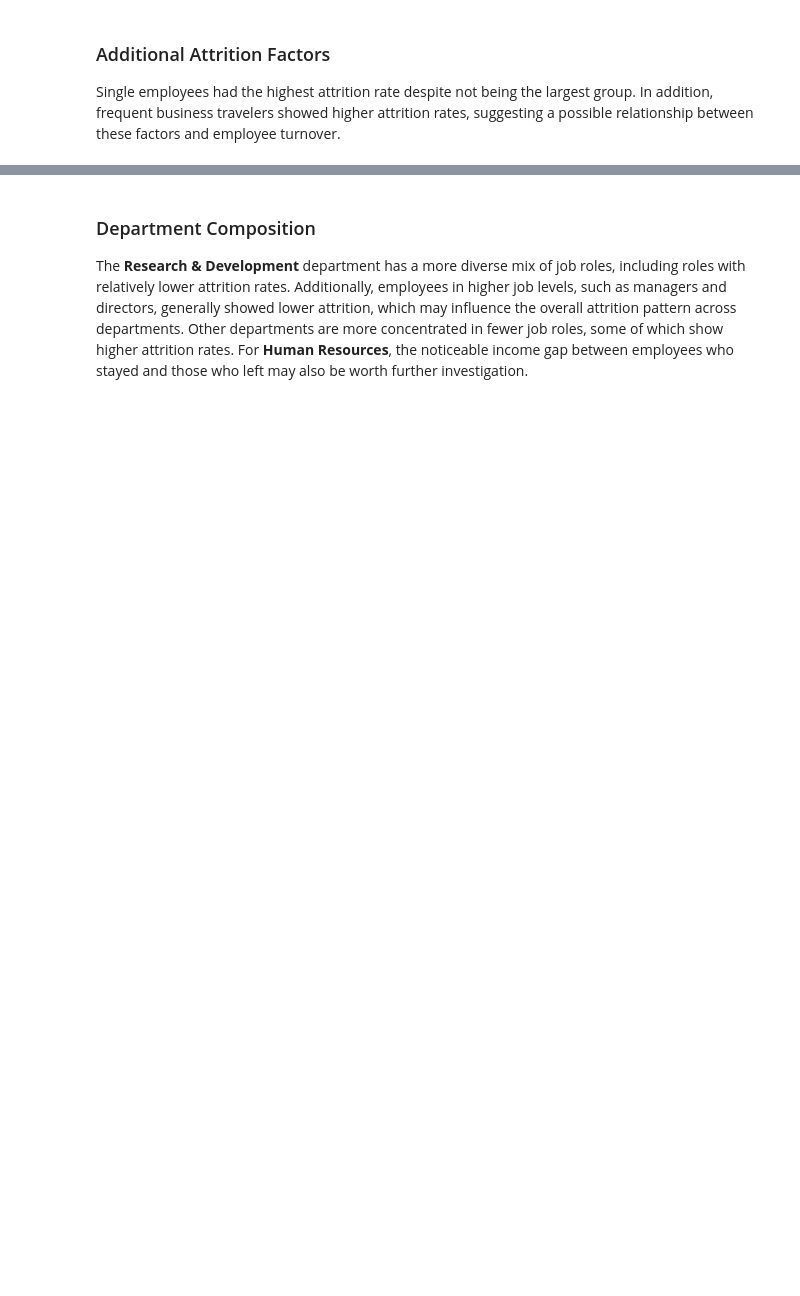
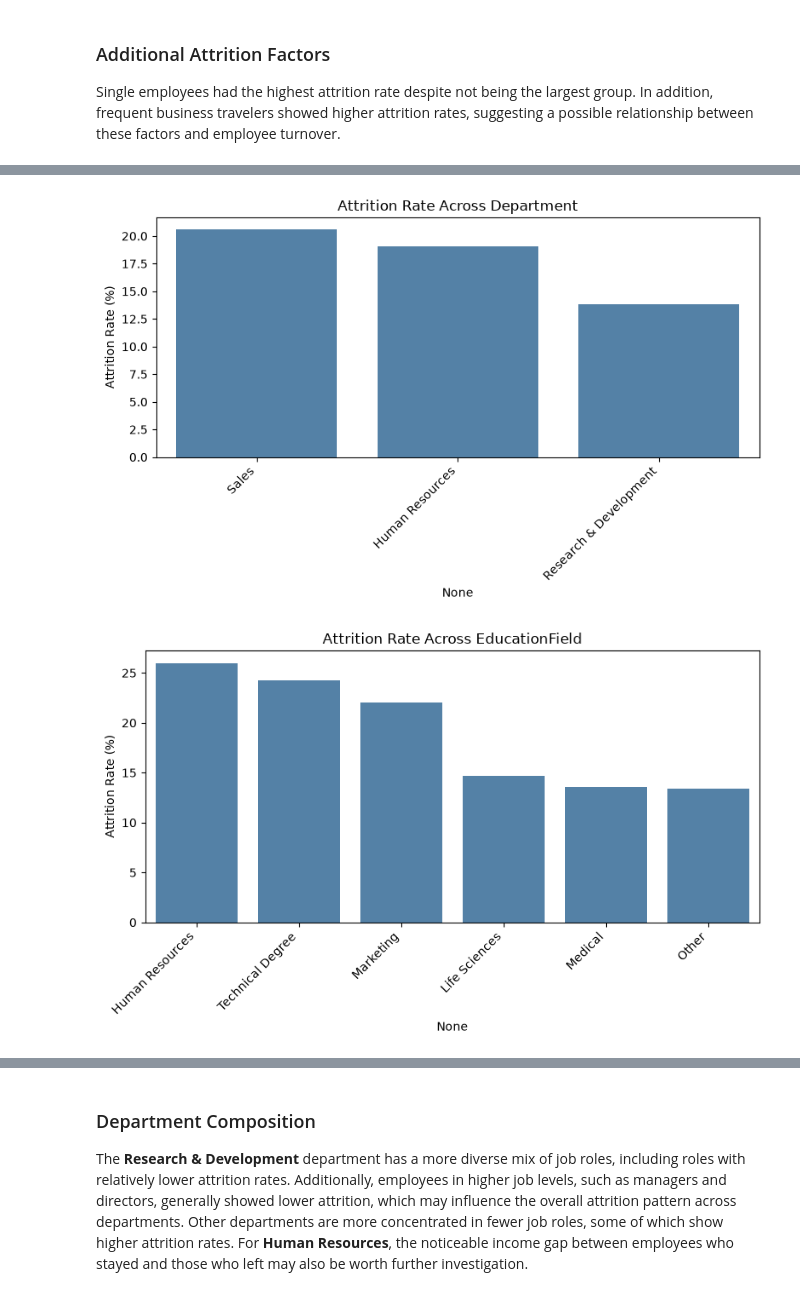
Before and after one commit to areenaAlmeshaly/Employee-Attrition-Prediction, a Jupyter notebook: Employee Attrition Prediction.ipynb, the cells around one changed output, grey strips where cells are left out. Drawn from its saved outputs; the diff is of its cells as text; code cells hidden in the pictures; blank space fills up the shorter version.

```diff
--- a/Employee Attrition Prediction.ipynb
+++ b/Employee Attrition Prediction.ipynb
@@ -221,27 +309,3 @@ plt.show()
 ### Additional Attrition Factors
 
 Single employees had the highest attrition rate despite not being the largest group. In addition, frequent business travelers showed higher attrition rates, suggesting a possible relationship between these factors and employee turnover.
-# %%
-cat_cols=["Department","EducationField","Education","JobLevel","JobRole"]
-for col in cat_cols:
-    rate=(
-        df.groupby(col)["Attrition"]
-        .mean()
-        .sort_values(ascending=False)
-        * 100)
-
-    plt.figure(figsize=(8,5))
-    sns.barplot(
-        x=rate.index,
-        y=rate.values,
-        hue=rate.index,
-        palette="Blues_d",
-        legend=False)
-
-    plt.title(f"Employee Attrition Across {col}")
-    plt.ylabel("Attrition Rate")
-    plt.xlabel(col)
-    plt.xticks(rotation=45, ha="right")
-
-    plt.tight_layout()
-    plt.show()
@@ -261,0 +312,21 @@ pd.crosstab(df["Department"],df["JobRole"])
+# %%
+cat_cols = ["Department", "EducationField", "JobRole"]
+
+for col in cat_cols:
+    cols = [c for c in df.columns if c.startswith(col + "_")]
+    rate = {
+        c.replace(col + "_", ""): df.loc[df[c] == 1, "Attrition"].mean() * 100
+        for c in cols}
+
+    rate = pd.Series(rate).sort_values(ascending=False)
+
+    plt.figure(figsize=(8, 5))
+    sns.barplot(x=rate.index, y=rate.values, color="steelblue")
+    plt.title(f"Attrition Rate Across {col}")
+    plt.ylabel("Attrition Rate (%)")
+    plt.xticks(rotation=45, ha="right")
+    plt.tight_layout()
+    plt.show()
+# %% [output]
+[figure, added]
+[figure, added]
```
Also changed, not shown: parts of 40 cells of this notebook.
